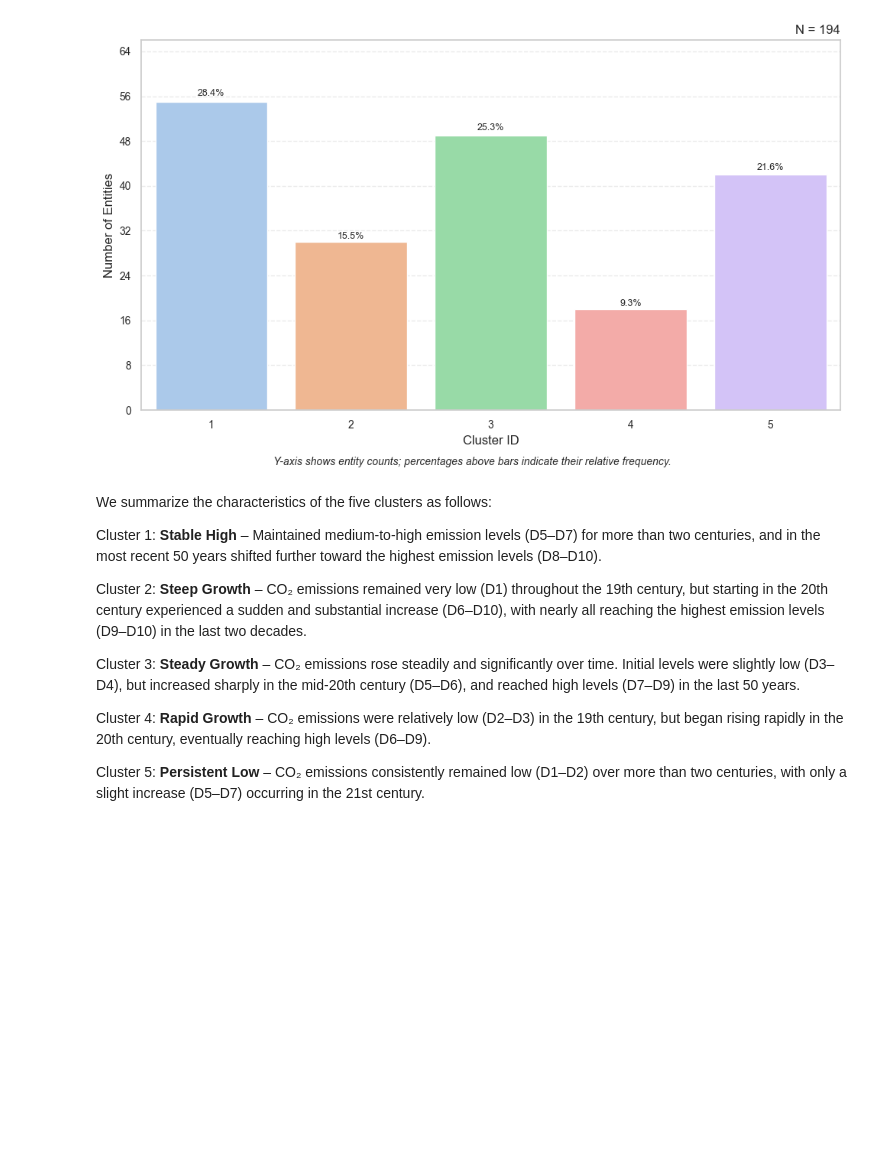
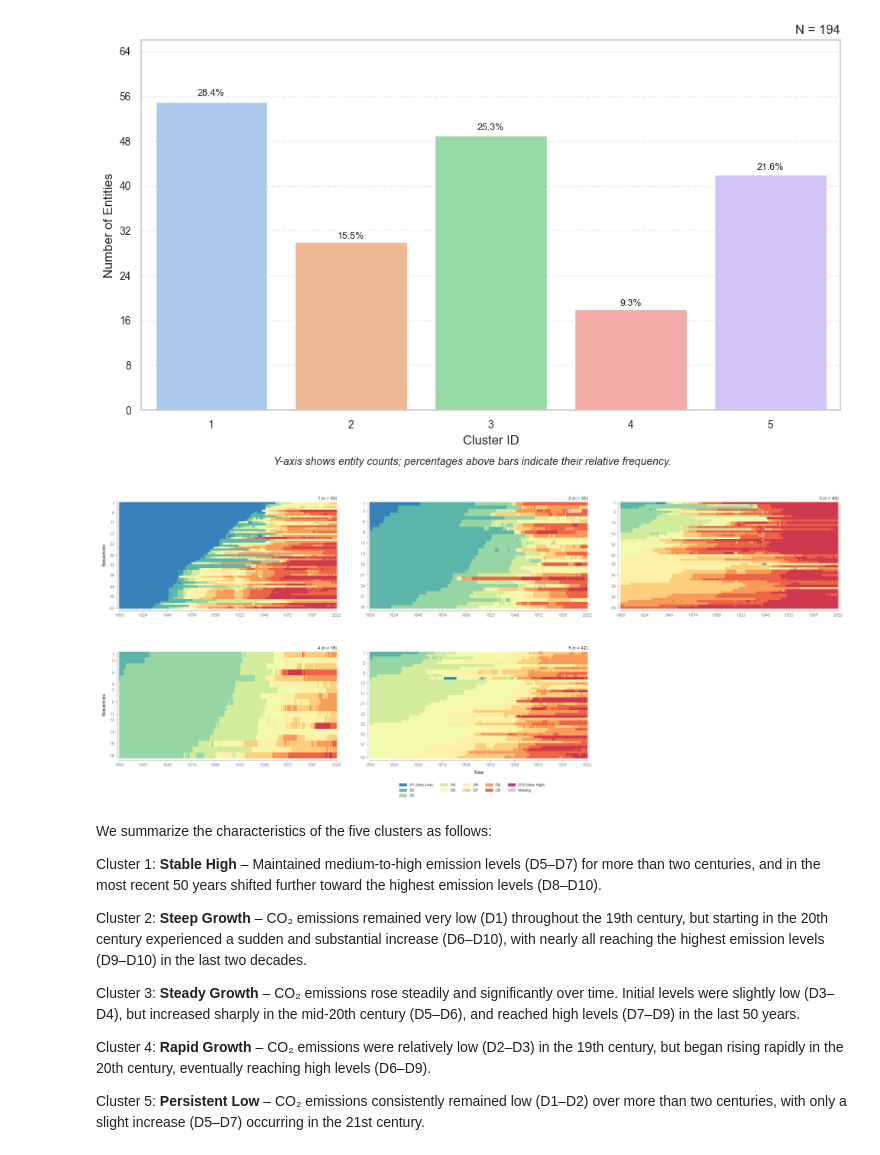
Before and after one commit to Liang-Team/Sequenzo, a Jupyter notebook: Tutorials/01_quickstart.ipynb, the cells around one changed output. Drawn from its saved outputs; the diff is of its cells as text; code cells hidden in the pictures; blank space fills up the shorter version.

```diff
--- a/Tutorials/01_quickstart.ipynb
+++ b/Tutorials/01_quickstart.ipynb
@@ -272,6 +283,13 @@ Passing `palette` without assigning `hue` is deprecated and will be removed in v
 
   ax = sns.barplot(x='Cluster', y=y_column, data=distribution, palette='pastel')
 [figure]
+# %%
+plot_sequence_index(seqdata=sequence_data,
+                    group_dataframe=membership_table,
+                    group_column_name="Cluster",
+                    )
+# %% [output]
+[figure, added]
 # %% [markdown]
 We summarize the characteristics of the five clusters as follows:
 
```
Also changed, not shown: parts of 11 cells of this notebook, 2 other files.
